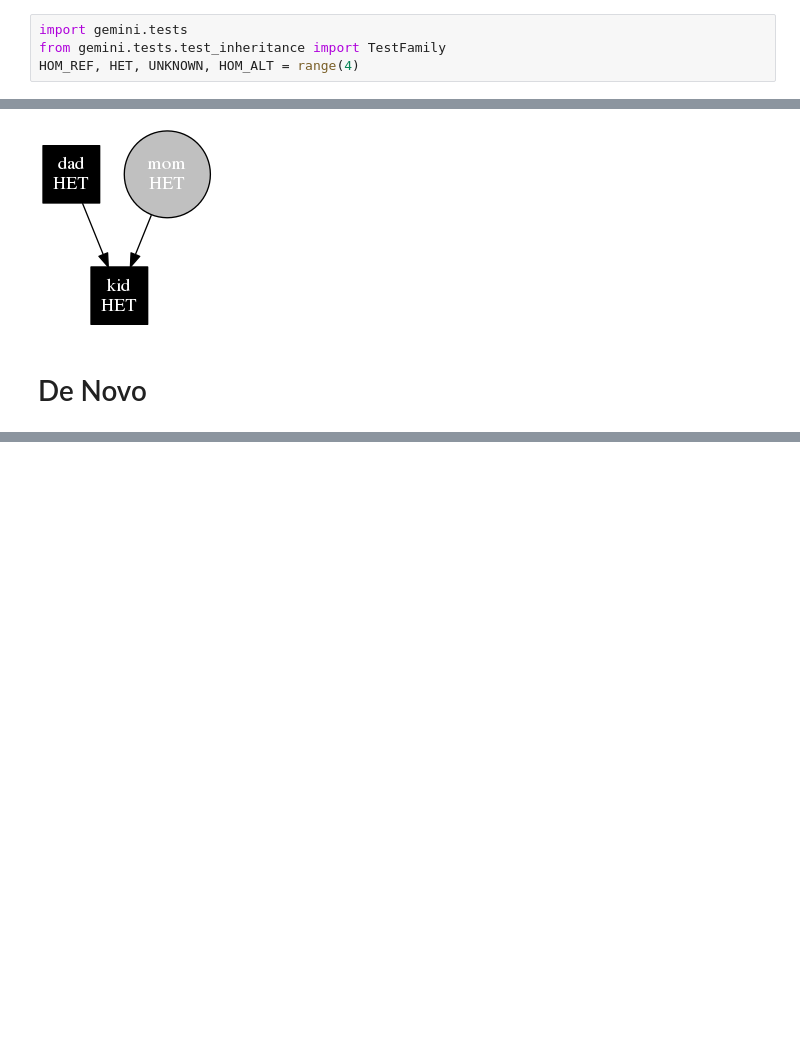
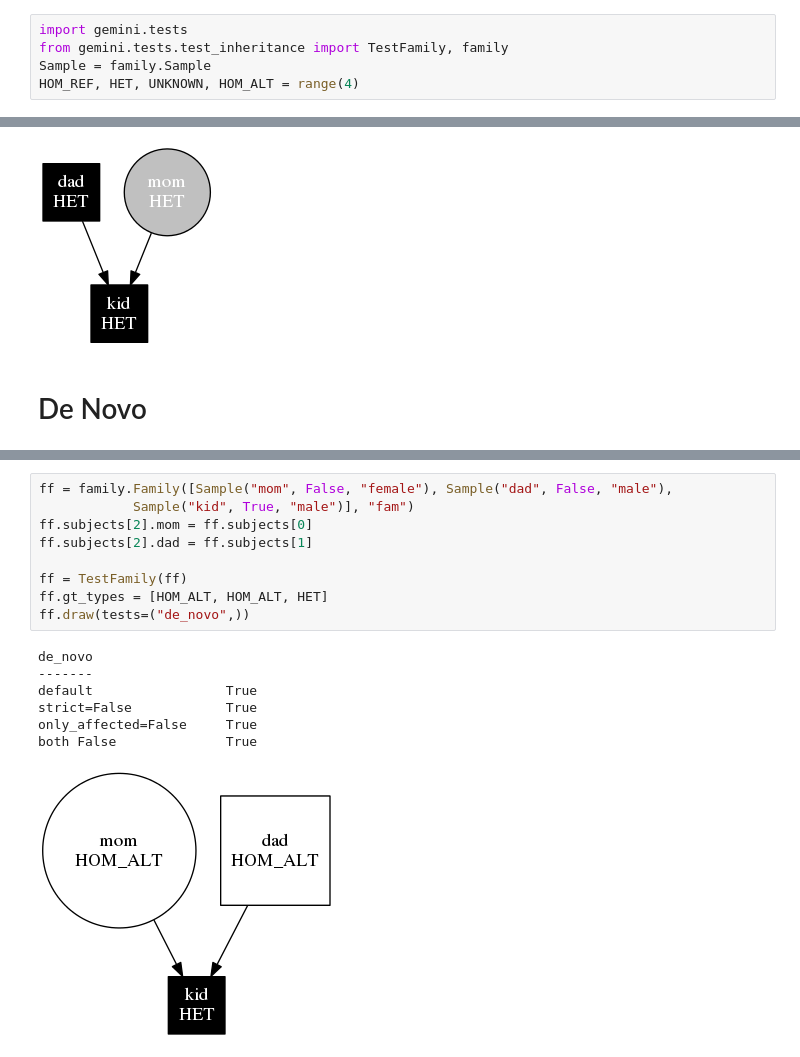
Before and after one commit to arq5x/gemini, a Jupyter notebook: inheritance.ipynb, the cells around one changed output, grey strips where cells are left out. Saved outputs shown, nothing was run; the diff lists cells and outputs as text; blank space fills up the shorter version.

Commit message:
update inheritance stuff

```diff
--- a/inheritance.ipynb
+++ b/inheritance.ipynb
@@ -17,7 +17,8 @@ Families are drawn in an image where
 See [this issue](https://github.com/arq5x/gemini/issues/388) for discussion along with [this gist](https://gist.github.com/brentp/4b3cbeebfaa7360b5ce6)
 # %%
 import gemini.tests
-from gemini.tests.test_inheritance import TestFamily
+from gemini.tests.test_inheritance import TestFamily, family
+Sample = family.Sample
 HOM_REF, HET, UNKNOWN, HOM_ALT = range(4)
 # %%
 fam = TestFamily("""
@@ -194,0 +202,17 @@ both False              True
+# %%
+ff = family.Family([Sample("mom", False, "female"), Sample("dad", False, "male"),
+            Sample("kid", True, "male")], "fam")
+ff.subjects[2].mom = ff.subjects[0]
+ff.subjects[2].dad = ff.subjects[1]
+
+ff = TestFamily(ff)
+ff.gt_types = [HOM_ALT, HOM_ALT, HET]
+ff.draw(tests=("de_novo",))
+# %% [output]
+de_novo
+-------
+default                 True
+strict=False            True
+only_affected=False     True
+both False              True
+[figure, added]
```
Also changed, not shown: parts of 9 cells of this notebook, 4 other files.
